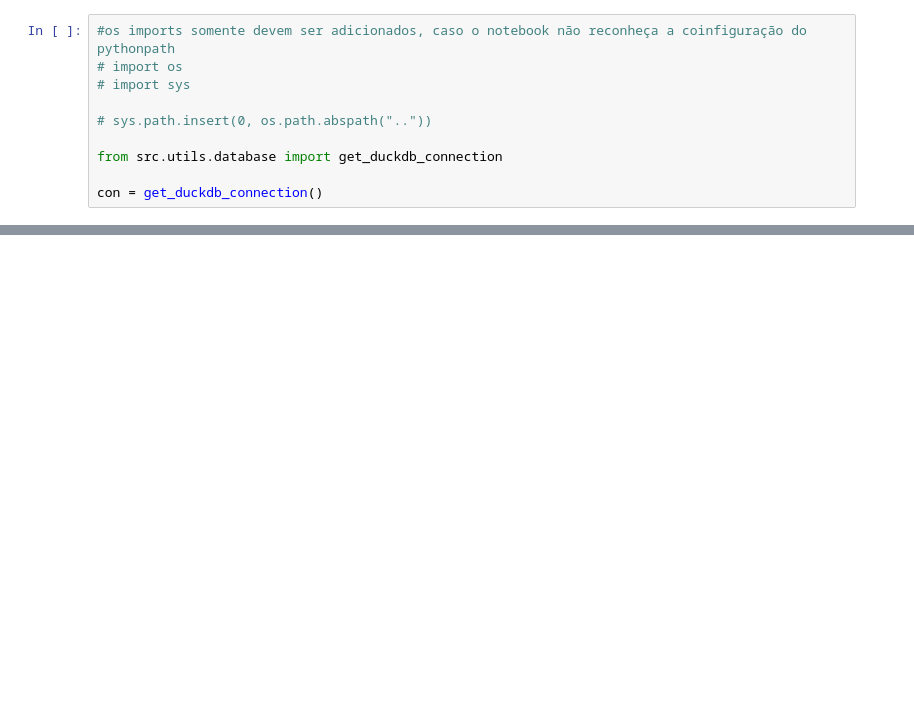
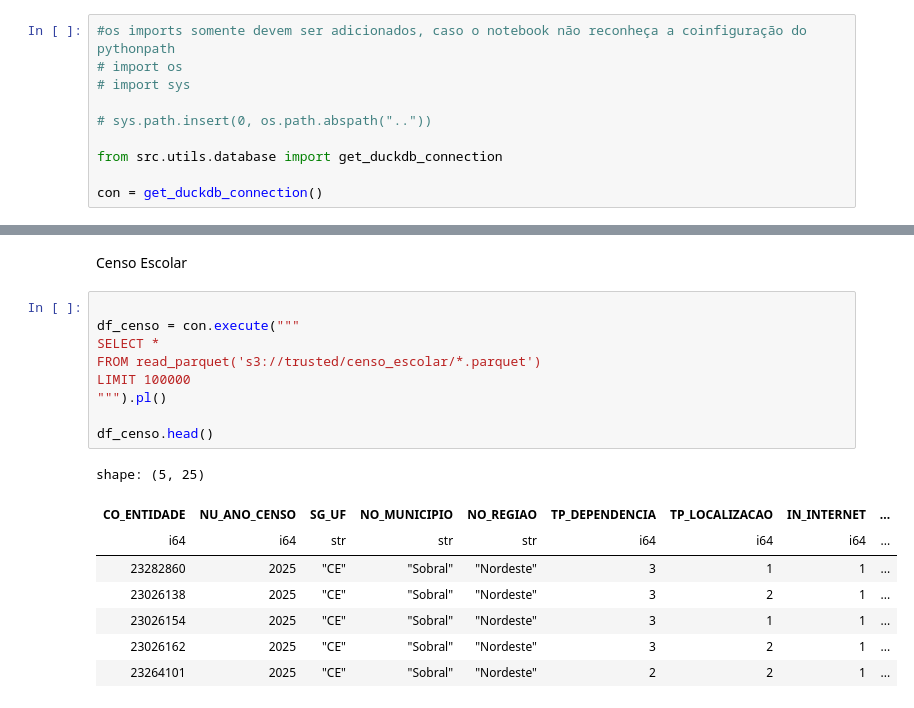
Before and after one commit to thalias-silva/education-digital-inequality-analysis, a Jupyter notebook: notebooks/01_eda.ipynb, the cells around one changed output, grey strips where cells are left out. Saved outputs shown, nothing was run; the diff lists cells and outputs as text; blank space fills up the shorter version.

```diff
--- a/notebooks/01_eda.ipynb
+++ b/notebooks/01_eda.ipynb
@@ -120,0 +160,20 @@ def tratar_planilha_cetic(caminho_raw, pesquisa, ano):
+# %% [markdown]
+Censo Escolar
+# %%
+
+df_censo = con.execute("""
+SELECT *
+FROM read_parquet('s3://trusted/censo_escolar/*.parquet')
+LIMIT 100000
+""").pl()
+
+df_censo.head()
+# %% [output]
+shape: (5, 25)
+| CO_ENTIDADE | NU_ANO_CENSO | SG_UF | NO_MUNICIPIO | NO_REGIAO | TP_DEPENDENCIA | TP_LOCALIZACAO | IN_INTERNET | ... |
+| i64 | i64 | str | str | str | i64 | i64 | i64 | ... |
+| 23282860 | 2025 | "CE" | "Sobral" | "Nordeste" | 3 | 1 | 1 | ... |
+| 23026138 | 2025 | "CE" | "Sobral" | "Nordeste" | 3 | 2 | 1 | ... |
+| 23026154 | 2025 | "CE" | "Sobral" | "Nordeste" | 3 | 1 | 1 | ... |
+| 23026162 | 2025 | "CE" | "Sobral" | "Nordeste" | 3 | 2 | 1 | ... |
+| 23264101 | 2025 | "CE" | "Sobral" | "Nordeste" | 2 | 2 | 1 | ... |
```
Also changed, not shown: parts of 33 cells of this notebook.
